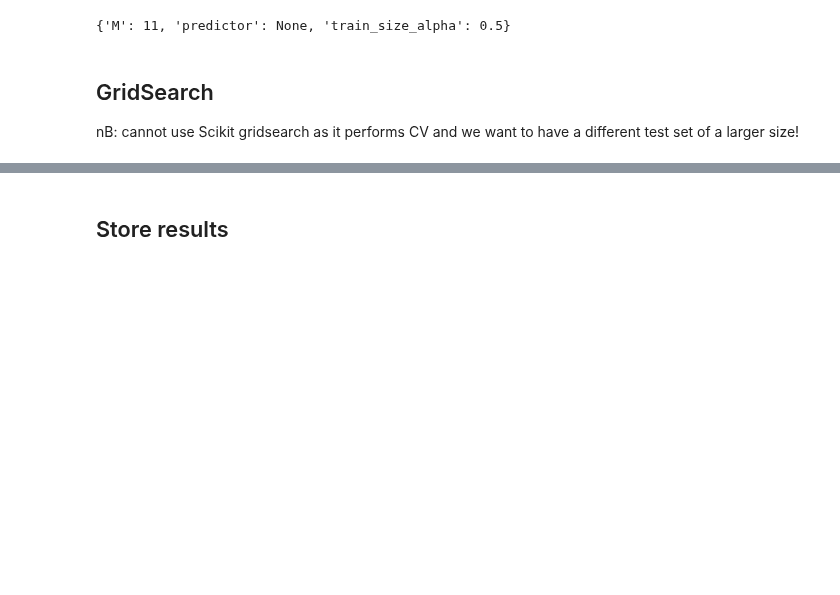
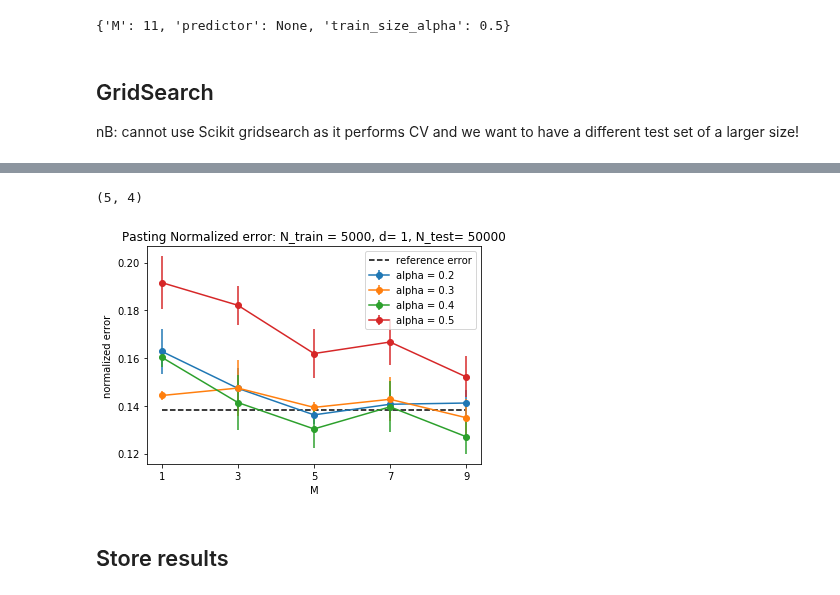
Before and after one commit to tlpss/ML-Project2, a Jupyter notebook: notebooks/#0004_Ensemble_Pasting.ipynb, the cells around one changed output, grey strips where cells are left out. Cells and saved outputs as stored; diff of their text form; code cells hidden in the pictures; blank space fills up the shorter version.

```diff
--- a/notebooks/#0004_Ensemble_Pasting.ipynb
+++ b/notebooks/#0004_Ensemble_Pasting.ipynb
@@ -79,3 +80,12 @@ s.get_params()
 ## GridSearch
 
 nB: cannot use Scikit gridsearch as it performs CV and we want to have a different test set of a larger size!
+# %%
+#reference:
+from aggregating.gridsearch import create_logger, evaluate_model
+from aggregating.utils import flatten_X
+
+hyperparams= {'M':1, 'train_size_alpha':1.0} #baseline!
+model = GaussianProcessRegressor(kernel)
+reference_error = evaluate_model(model,hyperparams,flatten_X(X_train),y_train,1, [1/12,11/12],5,N_test,MaxCallStochasticModel,V_0)
+print(reference_error)
@@ -81,0 +101,3 @@ nB: cannot use Scikit gridsearch as it performs CV and we want to have a differe
+# %%
+reference_error_mean = sum(reference_error)/len(reference_error)
+print(reference_error_mean)
@@ -91,16 +115,16 @@ from aggregating.utils import flatten_X
 # GRIDSEARCH PARAMS
 model = SimpleBagger(0,0,GaussianProcessRegressor(kernel,copy_X_train=False))
 trials = 3
-M_grid = [1,2,3,4,5,6,7,8]
-alpha_grid = [0.5,0.7,0.9,1.0]
+M_grid = [1,3,5,7,9]
+alpha_grid = [0.2,0.3,0.4,0.5]
 results = []
 
 ### ACTUAL GRIDSEARCH
-pool = ThreadPool(4) #avoid allocation issues
+pool = ThreadPool(cpu_count()-2) #no allocation issues with mem_efficient_prediction
 for m in M_grid:
     for alpha in alpha_grid:
         hyperparams= {'M':m, 'train_size_alpha':alpha}
-        pool.apply_async(evaluate_model, args=(model,hyperparams,flatten_X(X_train),y_train,1, [1/12,11/12],trials,N_test,MaxCallStochasticModel),callback = create_logger(hyperparams,results))
+        pool.apply_async(evaluate_model, args=(model,hyperparams,flatten_X(X_train),y_train,1, [1/12,11/12],trials,N_test,MaxCallStochasticModel,V_0,None,[2020,2021,2022]),callback = create_logger(hyperparams,results))
 pool.close()
 pool.join()
 # %% [output]
@@ -163,15 +176,22 @@ masked_results= np.ma.masked_where(converted_results <= 0.0,converted_results) #
 means = masked_results.mean(axis=2)
 sigmas = masked_results.std(axis=2)
 means.shape
+# %% [output]
+(5, 4)
 # %%
+plt.hlines(reference_error_mean,xmin=M_grid[0],xmax=M_grid[-1],linestyles='dashed',label="reference error")
+
 for i in range(len(alpha_grid)):
     plt.errorbar(np.array(M_grid),means[:,i],sigmas[:,i],marker ='o',label = f"alpha = {alpha_grid[i]}")
-plt.title(f"Bagging Normalized error: N_train = {N_train}, d= {d}, N_test= {N_test}")
+plt.title(f"Pasting Normalized error: N_train = {N_train}, d= {d}, N_test= {N_test}")
 plt.xlabel("M")
 plt.xticks(M_grid)
 plt.ylabel("normalized error")
 plt.legend()
+plt.savefig("hard_pasting.png")
 plt.show()
+# %% [output]
+[figure, added]
 # %% [markdown]
 ## Store results
 # %%
```
Also changed, not shown: parts of 7 cells of this notebook, 1 other file.
